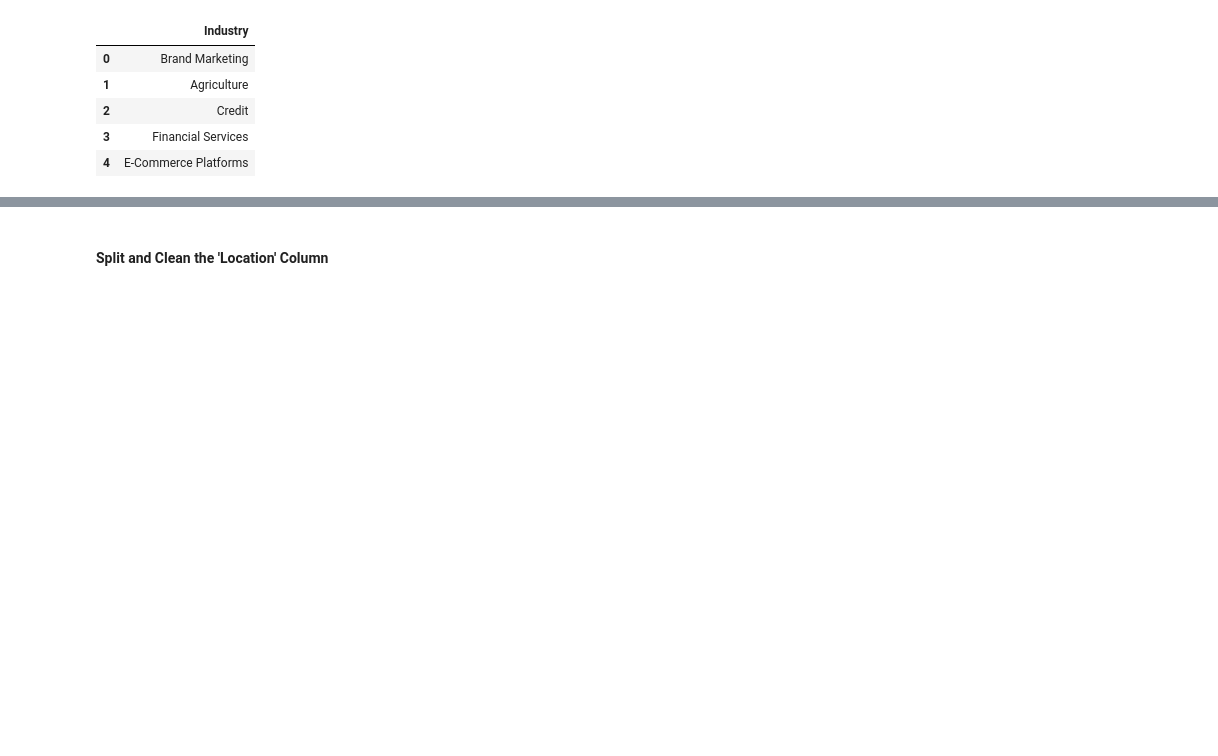
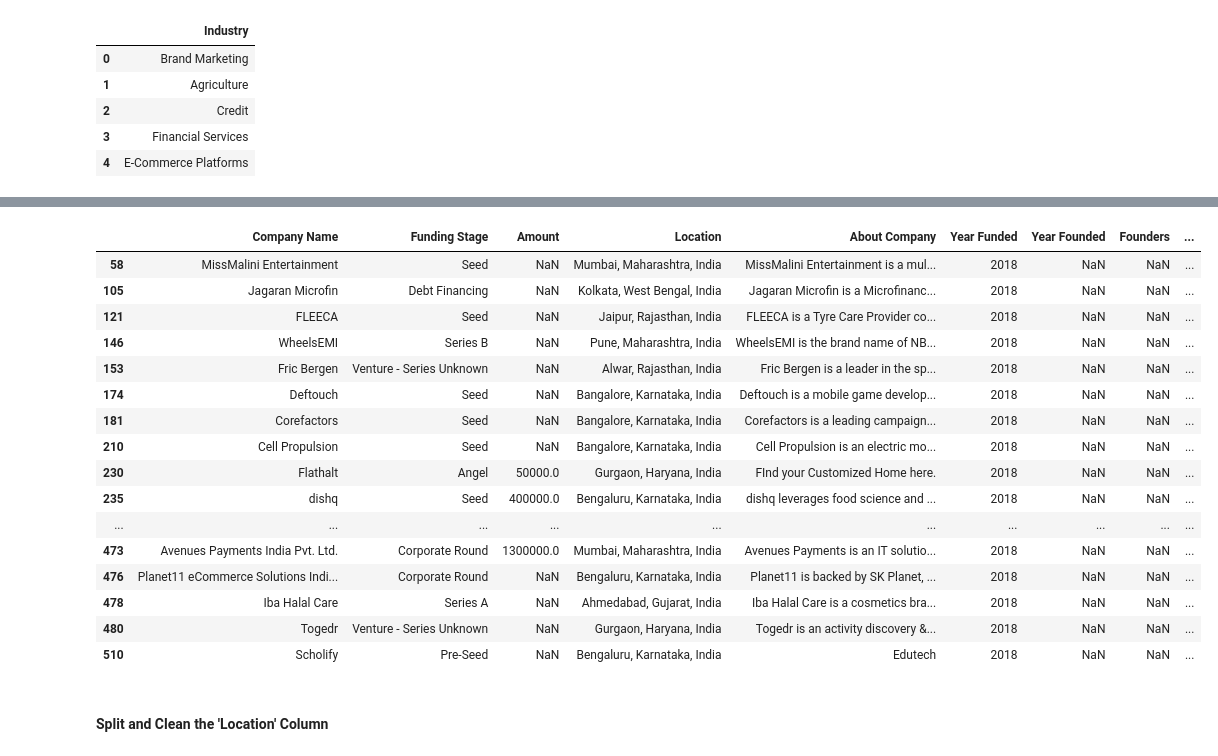
Before and after one commit to Cynthia-KE/Indian-StartUp-Funding-Analysis, a Jupyter notebook: notebooks/startup_analysis.ipynb, the cells around one changed output, grey strips where cells are left out. Cells and saved outputs as stored; diff of their text form; code cells hidden in the pictures; blank space fills up the shorter version.

Commit message:
Cleaned Industry column

```diff
--- a/notebooks/startup_analysis.ipynb
+++ b/notebooks/startup_analysis.ipynb
@@ -821,0 +803,25 @@ array(['Marketing and Advertising', 'Agriculture and Food',
+# %%
+# Define the specific entries you want to look up
+entry = ['—']
+
+# Use boolean indexing to select rows where the specified column contains any of the specific entries
+results = df[df['Industry'].isin(entry)]
+results
+# %% [output]
+|  | Company Name | Funding Stage | Amount | Location | About Company | Year Funded | Year Founded | Founders | ... |
+| 58 | MissMalini Entertainment | Seed | NaN | Mumbai, Maharashtra, India | MissMalini Entertainment is a mul... | 2018 | NaN | NaN | ... |
+| 105 | Jagaran Microfin | Debt Financing | NaN | Kolkata, West Bengal, India | Jagaran Microfin is a Microfinanc... | 2018 | NaN | NaN | ... |
+| 121 | FLEECA | Seed | NaN | Jaipur, Rajasthan, India | FLEECA is a Tyre Care Provider co... | 2018 | NaN | NaN | ... |
+| 146 | WheelsEMI | Series B | NaN | Pune, Maharashtra, India | WheelsEMI is the brand name of NB... | 2018 | NaN | NaN | ... |
+| 153 | Fric Bergen | Venture - Series Unknown | NaN | Alwar, Rajasthan, India | Fric Bergen is a leader in the sp... | 2018 | NaN | NaN | ... |
+| 174 | Deftouch | Seed | NaN | Bangalore, Karnataka, India | Deftouch is a mobile game develop... | 2018 | NaN | NaN | ... |
+| 181 | Corefactors | Seed | NaN | Bangalore, Karnataka, India | Corefactors is a leading campaign... | 2018 | NaN | NaN | ... |
+| 210 | Cell Propulsion | Seed | NaN | Bangalore, Karnataka, India | Cell Propulsion is an electric mo... | 2018 | NaN | NaN | ... |
+| 230 | Flathalt | Angel | 50000.0 | Gurgaon, Haryana, India | FInd your Customized Home here. | 2018 | NaN | NaN | ... |
+| 235 | dishq | Seed | 400000.0 | Bengaluru, Karnataka, India | dishq leverages food science and ... | 2018 | NaN | NaN | ... |
+| ... | ... | ... | ... | ... | ... | ... | ... | ... | ... |
+| 473 | Avenues Payments India Pvt. Ltd. | Corporate Round | 1300000.0 | Mumbai, Maharashtra, India | Avenues Payments is an IT solutio... | 2018 | NaN | NaN | ... |
+| 476 | Planet11 eCommerce Solutions Indi... | Corporate Round | NaN | Bengaluru, Karnataka, India | Planet11 is backed by SK Planet, ... | 2018 | NaN | NaN | ... |
+| 478 | Iba Halal Care | Series A | NaN | Ahmedabad, Gujarat, India | Iba Halal Care is a cosmetics bra... | 2018 | NaN | NaN | ... |
+| 480 | Togedr | Venture - Series Unknown | NaN | Gurgaon, Haryana, India | Togedr is an activity discovery &... | 2018 | NaN | NaN | ... |
+| 510 | Scholify | Pre-Seed | NaN | Bengaluru, Karnataka, India | Edutech | 2018 | NaN | NaN | ... |
```
Also changed, not shown: parts of 5 cells of this notebook.
